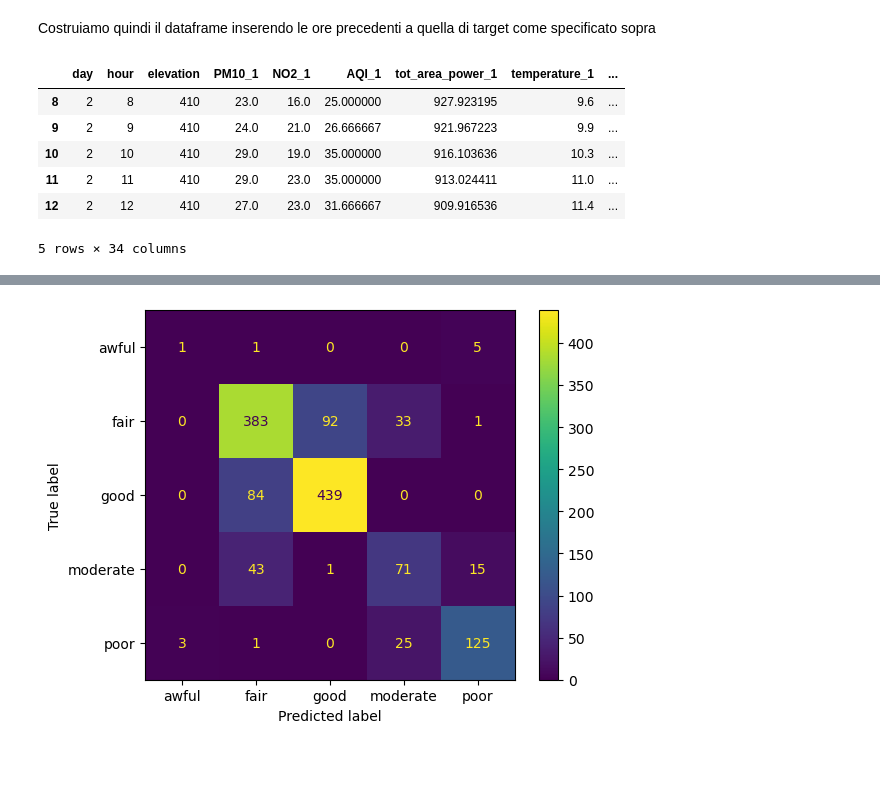
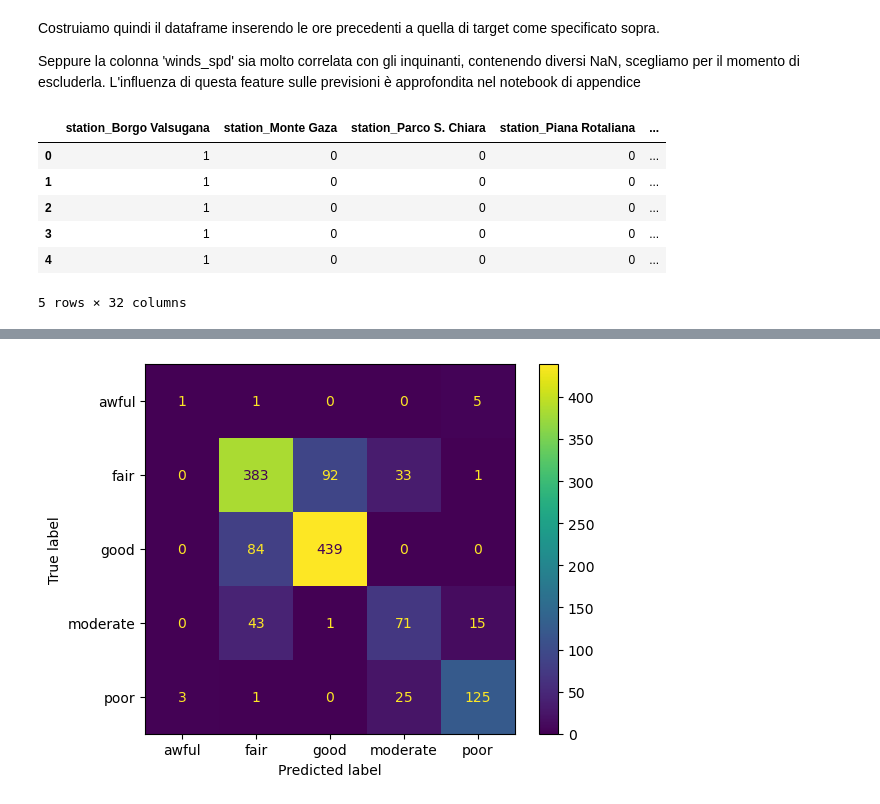
Before and after one commit to CarloDegasperi/DataScience, a Jupyter notebook: notebooks/classification/04_logistic_regression.ipynb, the cells around one changed output, grey strips where cells are left out. Saved outputs shown, nothing was run; the diff lists cells and outputs as text; code cells hidden in the pictures; blank space fills up the shorter version.

```diff
--- a/notebooks/classification/04_logistic_regression.ipynb
+++ b/notebooks/classification/04_logistic_regression.ipynb
@@ -86,30 +27,22 @@ dataset_df.head()
 # %% [markdown]
-Costruiamo quindi il dataframe inserendo le ore precedenti a quella di target come specificato sopra
+Costruiamo quindi il dataframe inserendo le ore precedenti a quella di target come specificato sopra.
+
+Seppure la colonna 'winds_spd' sia molto correlata con gli inquinanti, contenendo diversi NaN, scegliamo per il momento di escluderla. L'influenza di questa feature sulle previsioni è approfondita nel notebook di appendice
 # %%
-feature_df = dataset_df[feature_cols[:5]].copy()
-for h in range (1,4):
-    feature_df[[col + f'_{h}' for col in feature_cols[5:10]]] = dataset_df.groupby('station_appa')[feature_cols[5:10]].shift(h)
-    feature_df[f'precipitation_{4 + h}'] = dataset_df.groupby('station_appa')[feature_cols[-1]].shift(5 + h)
+binary_class_df = pd.read_csv('../../data/processed/dataset_binary_class_processed.csv')
 
-# trasformiamo in one-hot le stazioni ed il giorno della settimana
-feature_df = pd.get_dummies(feature_df, columns=['week_day'], prefix='', prefix_sep='')
-feature_df = pd.get_dummies(feature_df, columns=['station_appa'], prefix='', prefix_sep='')
+# togliamo la colonna 'winds_spd'
+binary_class_df.drop('winds_spd', axis=1, inplace=True)
 
-classification_df = feature_df.copy()
-classification_df['target'] = dataset_df['target']
-classification_df = classification_df.dropna(subset=['precipitation_7'])
+# droppiamo poi anche diverse righe contenenti NaN sulle rilevazioni degli inquinanti (probabilmente dovute a malfunzionamenti dei sensori)
+binary_class_df.dropna(inplace=True)
 
-feature_cols = classification_df.columns.difference(['target'])
-
-# vediamo se ci sono righe con nan e togliamole
-classification_df = classification_df[~classification_df.isna().any(axis=1)]
-
-classification_df.head()
+binary_class_df.head()
 # %% [output]
-|  | day | hour | elevation | PM10_1 | NO2_1 | AQI_1 | tot_area_power_1 | temperature_1 | ... |
-| 8 | 2 | 8 | 410 | 23.0 | 16.0 | 25.000000 | 927.923195 | 9.6 | ... |
-| 9 | 2 | 9 | 410 | 24.0 | 21.0 | 26.666667 | 921.967223 | 9.9 | ... |
-| 10 | 2 | 10 | 410 | 29.0 | 19.0 | 35.000000 | 916.103636 | 10.3 | ... |
-| 11 | 2 | 11 | 410 | 29.0 | 23.0 | 35.000000 | 913.024411 | 11.0 | ... |
-| 12 | 2 | 12 | 410 | 27.0 | 23.0 | 31.666667 | 909.916536 | 11.4 | ... |
+|  | station_Borgo Valsugana | station_Monte Gaza | station_Parco S. Chiara | station_Piana Rotaliana | ... |
+| 0 | 1 | 0 | 0 | 0 | ... |
+| 1 | 1 | 0 | 0 | 0 | ... |
+| 2 | 1 | 0 | 0 | 0 | ... |
+| 3 | 1 | 0 | 0 | 0 | ... |
+| 4 | 1 | 0 | 0 | 0 | ... |
-5 rows × 34 columns
+5 rows × 32 columns
```
Also changed, not shown: parts of 40 cells of this notebook, 3 other files.
